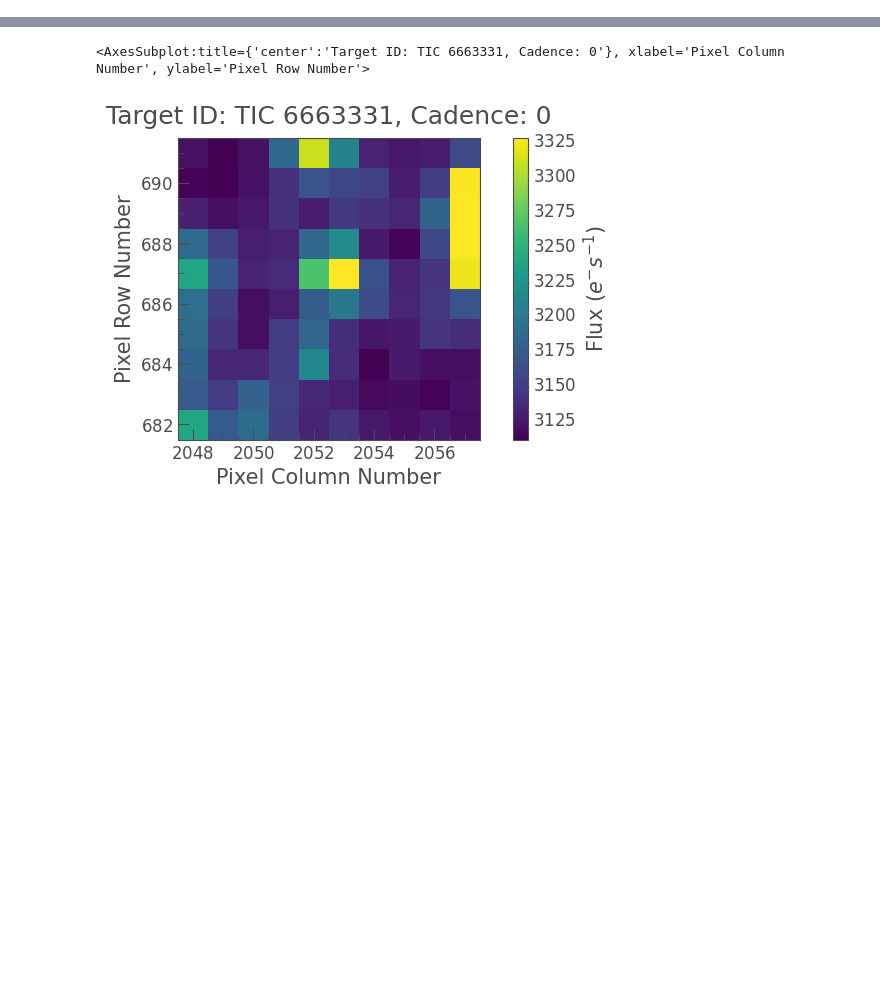
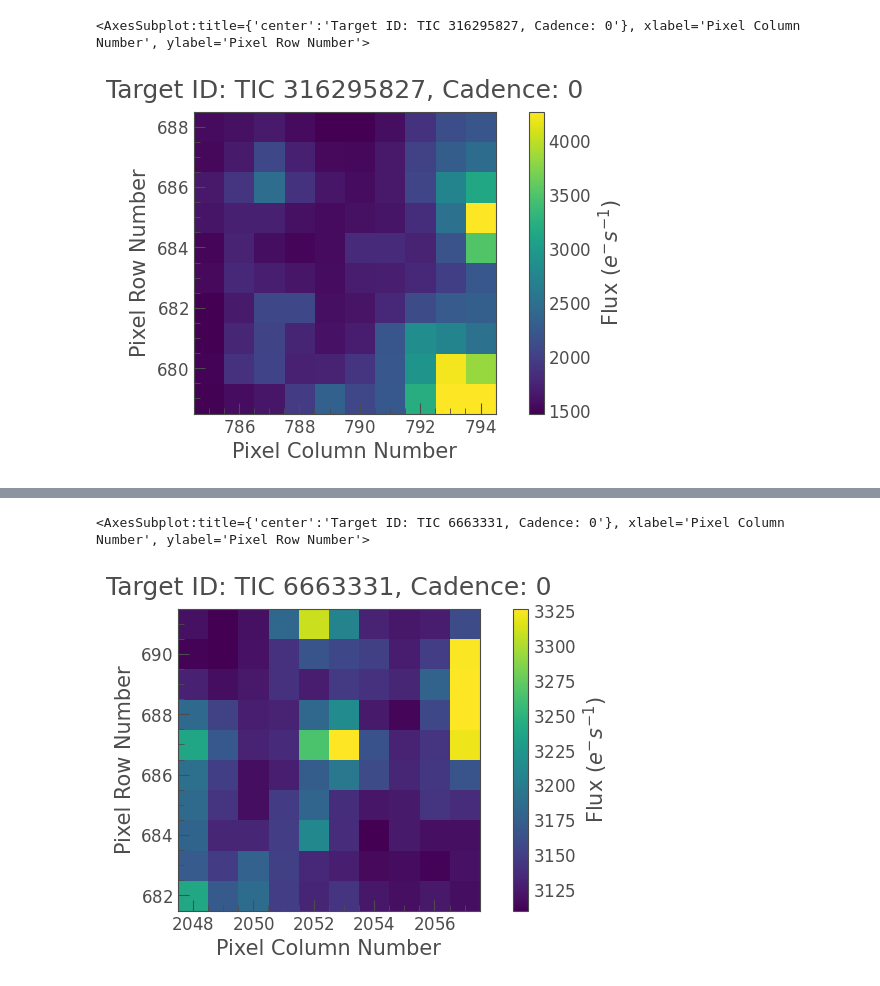
Before and after one commit to HarritonResearchLab/sunnyhills, a Jupyter notebook: personal_epochs/veronica/june/cutouts.ipynb, the cells around one changed output, grey strips where cells are left out. Drawn from its saved outputs; the diff is of its cells as text; code cells hidden in the pictures; blank space fills up the shorter version.

```diff
--- a/personal_epochs/veronica/june/cutouts.ipynb
+++ b/personal_epochs/veronica/june/cutouts.ipynb
@@ -33 +32,6 @@ tpf = result.download(cutout_size=5)
+# %%
+tpf.plot()
+# %% [output]
+<AxesSubplot:title={'center':'Target ID: TIC 316295827, Cadence: 0'}, xlabel='Pixel Column Number', ylabel='Pixel Row Number'>
+[figure, added]
 # %%
```
Also changed, not shown: parts of 9 cells of this notebook, 4 other files.
